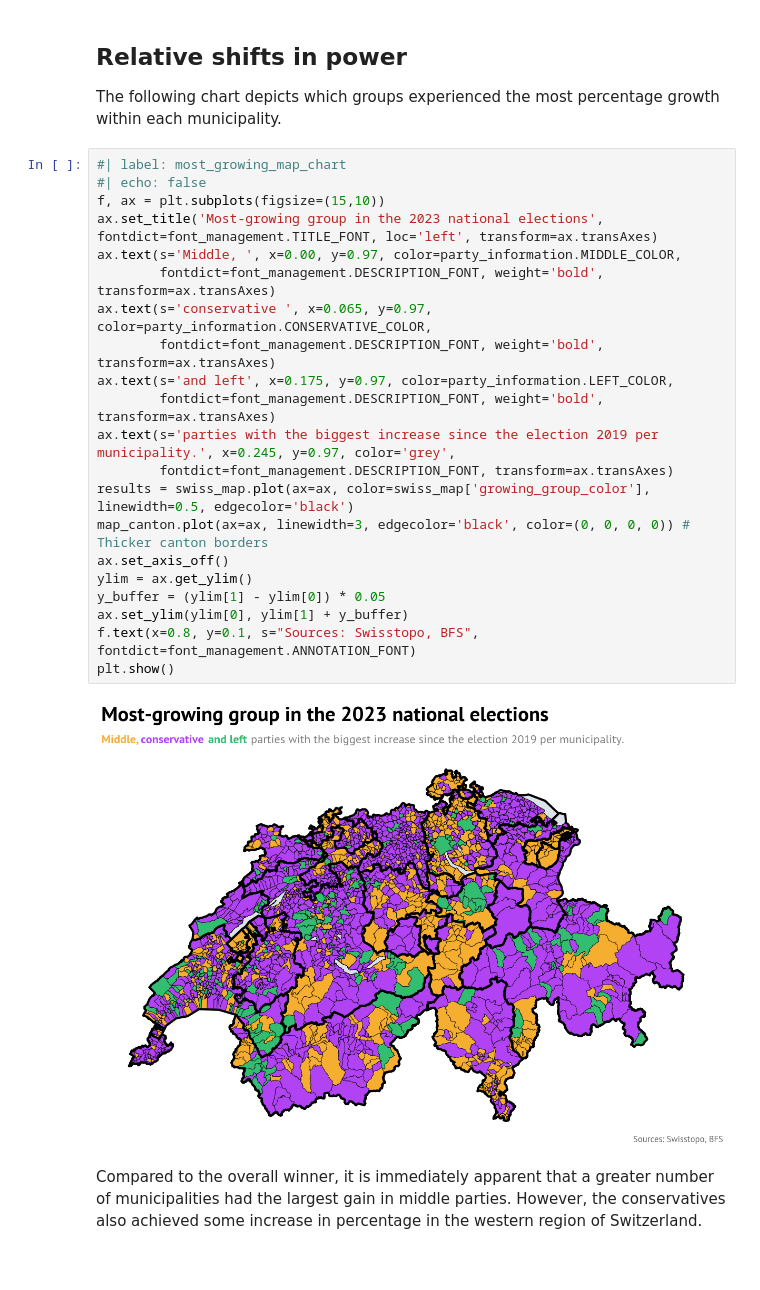
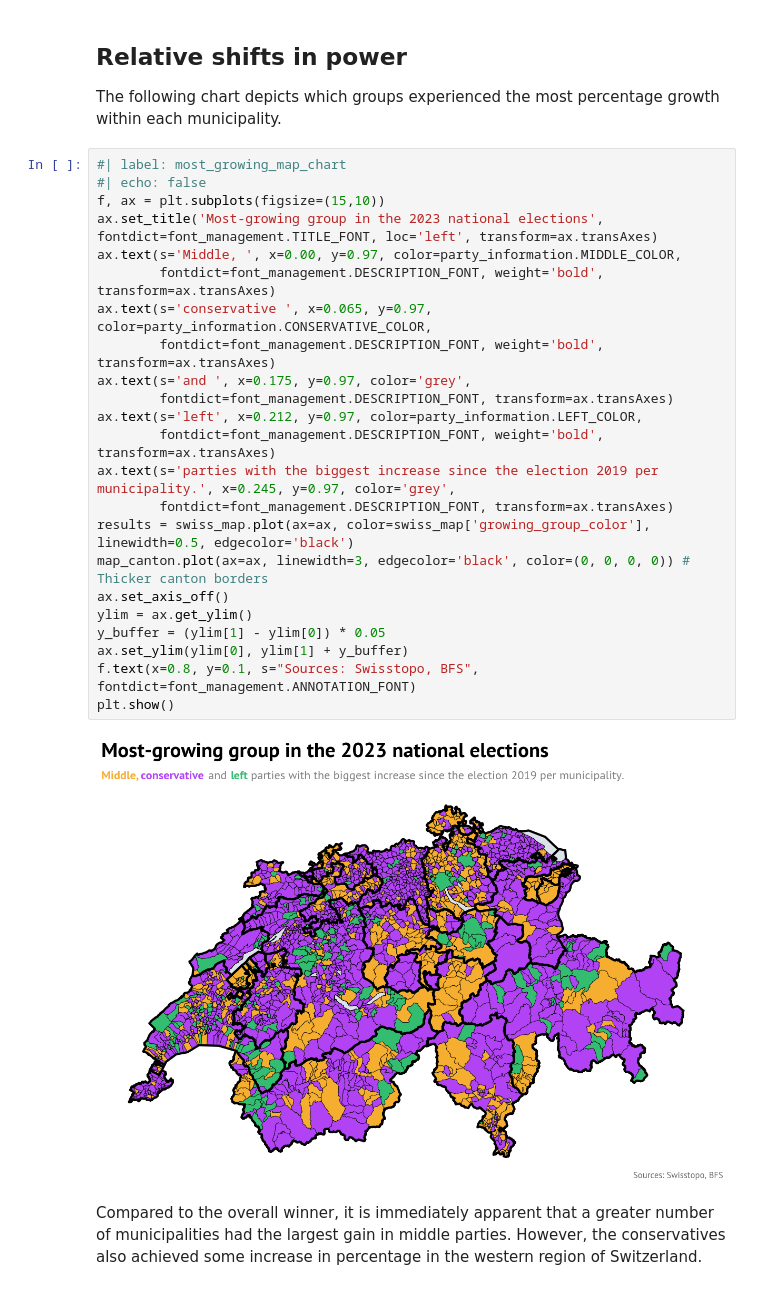
Before and after one commit to SilvanHSLU/swiss-elections, a Jupyter notebook: Swiss-Elections.ipynb, the cells around one changed output. Drawn from its saved outputs; the diff is of its cells as text.

```diff
--- a/Swiss-Elections.ipynb
+++ b/Swiss-Elections.ipynb
@@ -352,26 +367,28 @@ The following chart depicts which groups experienced the most percentage growth
 # %%
 #| label: most_growing_map_chart
 #| echo: false
 f, ax = plt.subplots(figsize=(15,10))
 ax.set_title('Most-growing group in the 2023 national elections', fontdict=font_management.TITLE_FONT, loc='left', transform=ax.transAxes)
 ax.text(s='Middle, ', x=0.00, y=0.97, color=party_information.MIDDLE_COLOR,
         fontdict=font_management.DESCRIPTION_FONT, weight='bold', transform=ax.transAxes)
 ax.text(s='conservative ', x=0.065, y=0.97, color=party_information.CONSERVATIVE_COLOR,
         fontdict=font_management.DESCRIPTION_FONT, weight='bold', transform=ax.transAxes)
-ax.text(s='and left', x=0.175, y=0.97, color=party_information.LEFT_COLOR,
+ax.text(s='and ', x=0.175, y=0.97, color='grey',
+        fontdict=font_management.DESCRIPTION_FONT, transform=ax.transAxes)
+ax.text(s='left', x=0.212, y=0.97, color=party_information.LEFT_COLOR,
         fontdict=font_management.DESCRIPTION_FONT, weight='bold', transform=ax.transAxes)
 ax.text(s='parties with the biggest increase since the election 2019 per municipality.', x=0.245, y=0.97, color='grey',
         fontdict=font_management.DESCRIPTION_FONT, transform=ax.transAxes)
 results = swiss_map.plot(ax=ax, color=swiss_map['growing_group_color'], linewidth=0.5, edgecolor='black')
 map_canton.plot(ax=ax, linewidth=3, edgecolor='black', color=(0, 0, 0, 0)) # Thicker canton borders
 ax.set_axis_off()
 ylim = ax.get_ylim()
 y_buffer = (ylim[1] - ylim[0]) * 0.05
 ax.set_ylim(ylim[0], ylim[1] + y_buffer)
 f.text(x=0.8, y=0.1, s="Sources: Swisstopo, BFS", fontdict=font_management.ANNOTATION_FONT)
 plt.show()
 # %% [output]
-[figure, old version]
+[figure, new version]
 # %% [markdown]
 Compared to the overall winner, it is immediately apparent that a greater number of municipalities had the largest gain in middle parties. However, the conservatives also achieved some increase in percentage in the western region of Switzerland.
 # %% [markdown]
```
Also changed, not shown: parts of 7 cells of this notebook, 2 other files.
